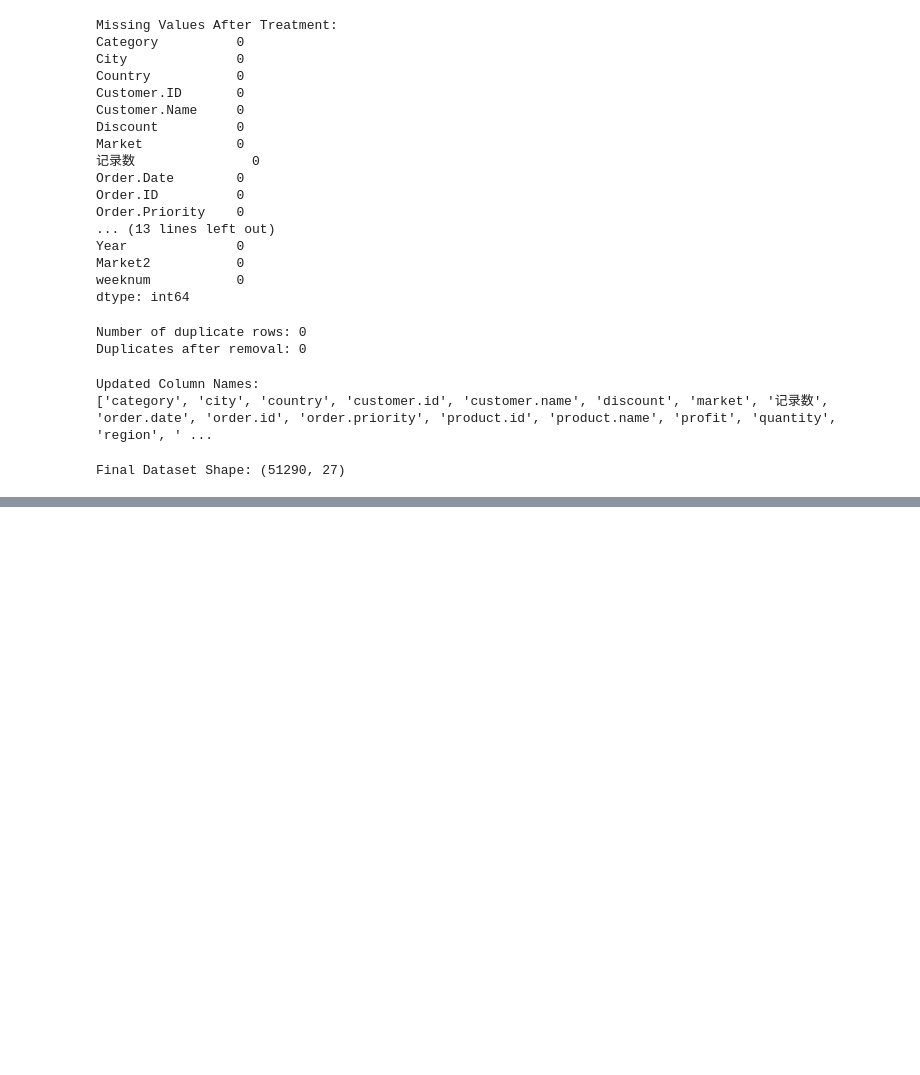
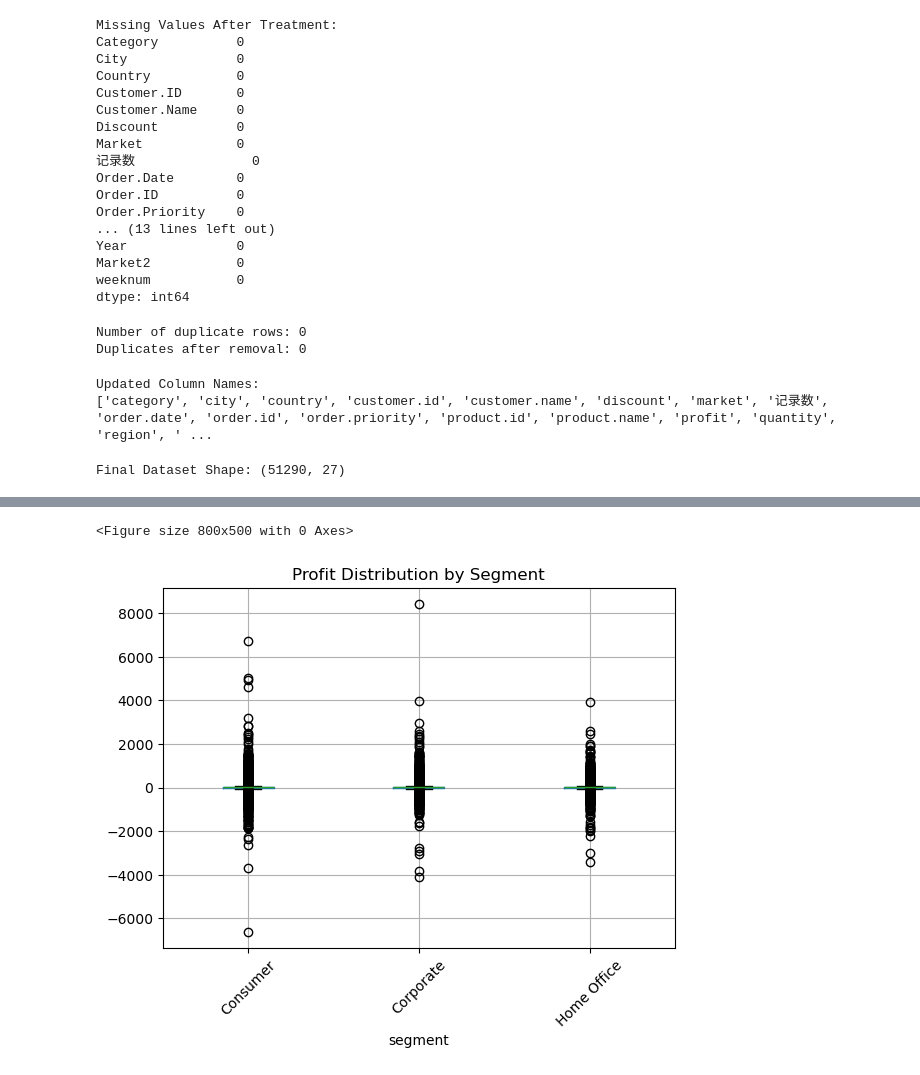
Before and after one commit to snehak19-ops/Internship_tasks, a Jupyter notebook: Task 2/Task_2.ipynb, the cells around one changed output, grey strips where cells are left out. Saved outputs shown, nothing was run; the diff lists cells and outputs as text; code cells hidden in the pictures; blank space fills up the shorter version.

```diff
--- a/Task 2/Task_2.ipynb
+++ b/Task 2/Task_2.ipynb
@@ -152,0 +184,10 @@ print(f"\nData Cleaning Completed! Saved as '{output_file}'")
+# %%
+plt.figure(figsize=(8,5))
+df.boxplot(column="profit", by="segment")
+plt.title("Profit Distribution by Segment")
+plt.suptitle("")  # Removes default subtitle
+plt.xticks(rotation=45)
+plt.show()
+# %% [output]
+<Figure size 800x500 with 0 Axes>
+[figure, added]
```
Also changed, not shown: parts of 8 cells of this notebook, 2 other files.
